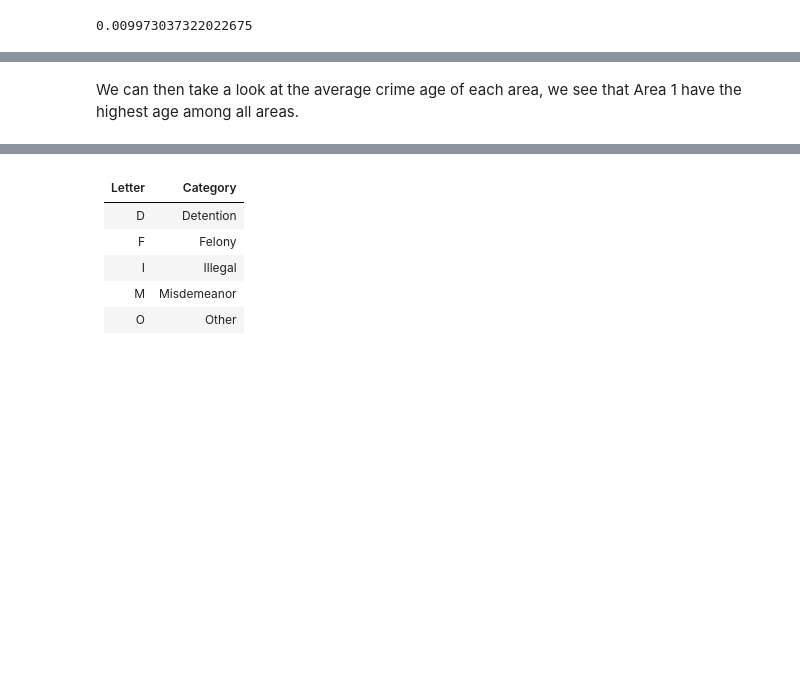
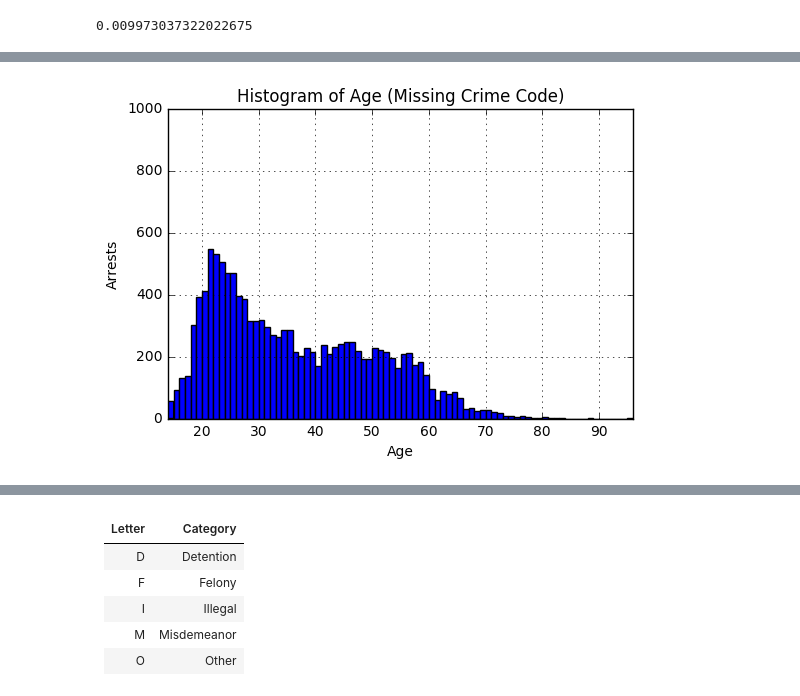
Before and after one commit to ayl019/Nikola, a Jupyter notebook: posts/lapd-crime-data-analysis/index.ipynb, the cells around one changed output, grey strips where cells are left out. Cells and saved outputs as stored; diff of their text form; code cells hidden in the pictures; blank space fills up the shorter version.

```diff
--- a/posts/lapd-crime-data-analysis/index.ipynb
+++ b/posts/lapd-crime-data-analysis/index.ipynb
@@ -187,2 +217,10 @@ plt.show()
-# %% [markdown]
-We can then take a look at the average crime age of each area, we see that Area 1 have the highest age among all areas.
+# %%
+plt.hist(Arrest_MissingCrime['AGE'], bins = 82)
+plt.title('Histogram of Age (Missing Crime Code)')
+plt.xlabel('Age')
+plt.ylabel('Arrests')
+plt.axis([14,96,0,1000])
+plt.grid(True)
+plt.show()
+# %% [output]
+[figure, added]
```
Also changed, not shown: parts of 122 cells of this notebook, 16 other files.
